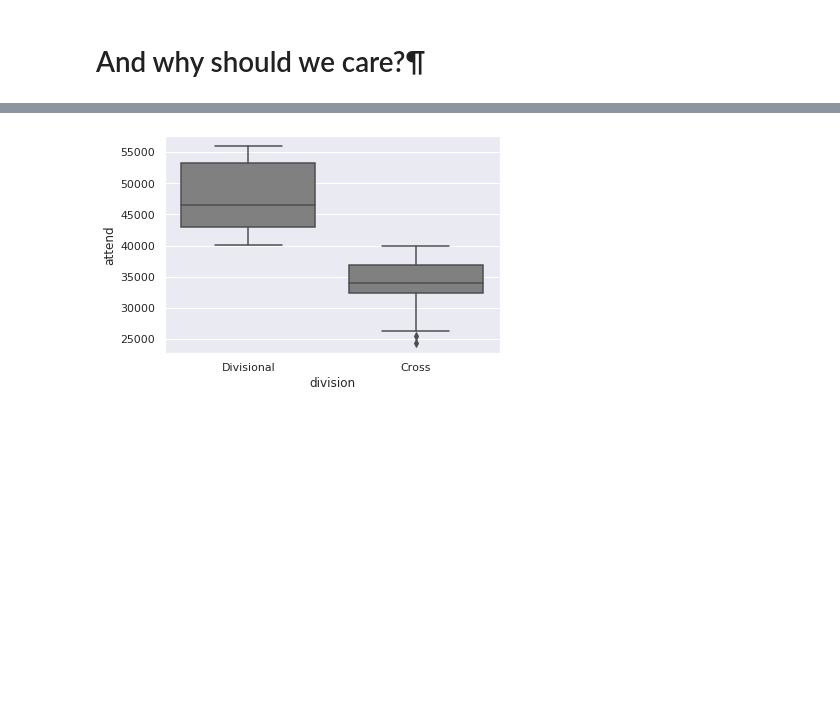
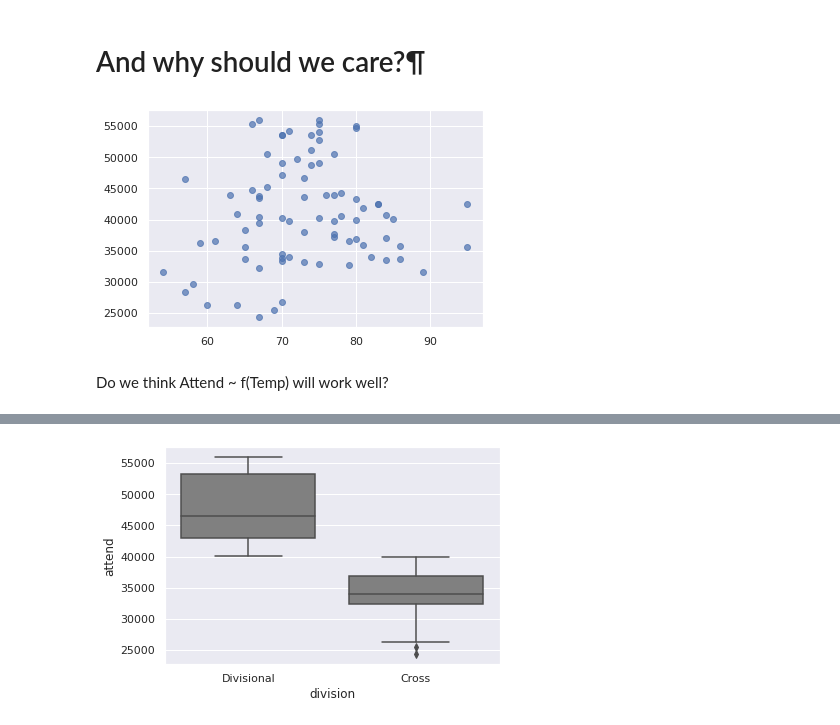
Before and after one commit to 2SUBDA/Breakouts, a Jupyter notebook: AsynchSampleWeek3.ipynb, the cells around one changed output, grey strips where cells are left out. Cells and saved outputs as stored; diff of their text form; code cells hidden in the pictures; blank space fills up the shorter version.

```diff
--- a/AsynchSampleWeek3.ipynb
+++ b/AsynchSampleWeek3.ipynb
@@ -255,6 +255,15 @@ dodgers_test data frame (rows, columns):  (24, 17)
 What is the difference between continuous and categorical variables?¶
 # %% [markdown]
 # And why should we care?¶
+# %%
+# LETS LOOK AT ATTEND AS A FUNCTION OF TEMP AGAIN
+
+plt.scatter("temp", "attend", alpha=.7, data=dodgers)
+plt.show()
+# %% [output]
+[figure, added]
+# %% [markdown]
+Do we think Attend ~ f(Temp) will work well?
 # %%
 # MODEL
 
```
Also changed, not shown: parts of 12 cells of this notebook.
